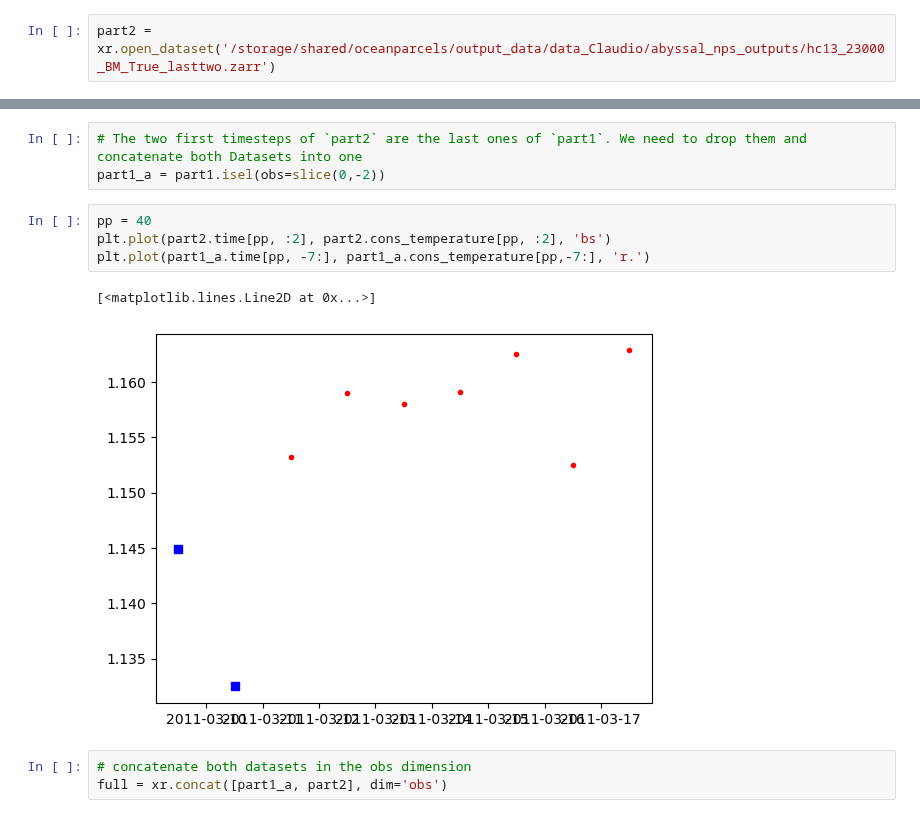
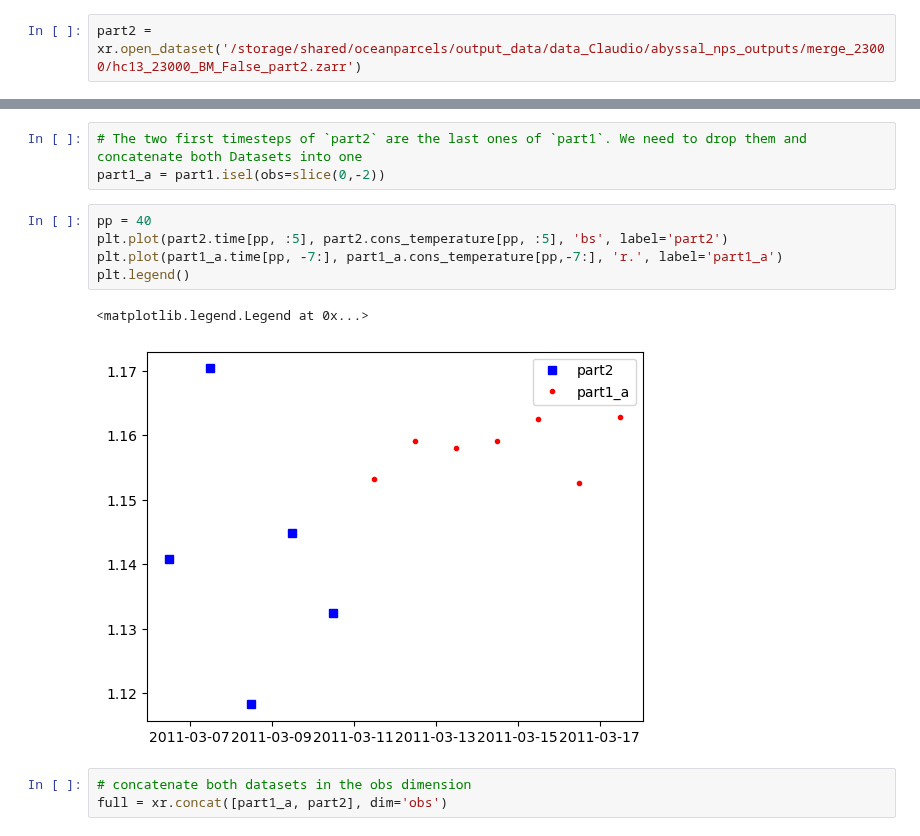
Before and after one commit to OceanParcels/Backtracking_Abyssal_Nanoplastics, a Jupyter notebook: simulation/stitch_together_output_files.ipynb, the cells around one changed output, grey strips where cells are left out. Saved outputs shown, nothing was run; the diff lists cells and outputs as text.

```diff
--- a/simulation/stitch_together_output_files.ipynb
+++ b/simulation/stitch_together_output_files.ipynb
@@ -72,7 +72,7 @@ Data variables: (12/20)
     parcels_mesh:           spherical
     parcels_version:        2.4.2
 # %%
-part2 = xr.open_dataset('/storage/shared/oceanparcels/output_data/data_Claudio/abyssal_nps_outputs/hc13_23000_BM_True_lasttwo.zarr')
+part2 = xr.open_dataset('/storage/shared/oceanparcels/output_data/data_Claudio/abyssal_nps_outputs/merge_23000/hc13_23000_BM_False_part2.zarr')
 # %%
 part2
 # %% [output]
@@ -116,11 +117,12 @@ plt.plot(part1.time[pp, -7:], part1.cons_temperature[pp,-7:], 'r.')
 part1_a = part1.isel(obs=slice(0,-2))
 # %%
 pp = 40
-plt.plot(part2.time[pp, :2], part2.cons_temperature[pp, :2], 'bs')
-plt.plot(part1_a.time[pp, -7:], part1_a.cons_temperature[pp,-7:], 'r.')
+plt.plot(part2.time[pp, :5], part2.cons_temperature[pp, :5], 'bs', label='part2')
+plt.plot(part1_a.time[pp, -7:], part1_a.cons_temperature[pp,-7:], 'r.', label='part1_a')
+plt.legend()
 # %% [output]
-[<matplotlib.lines.Line2D at 0x...>]
+<matplotlib.legend.Legend at 0x...>
-[figure, old version]
+[figure, new version]
 # %%
 # concatenate both datasets in the obs dimension
 full = xr.concat([part1_a, part2], dim='obs')
```
Also changed, not shown: parts of 9 cells of this notebook, 1 other file.
